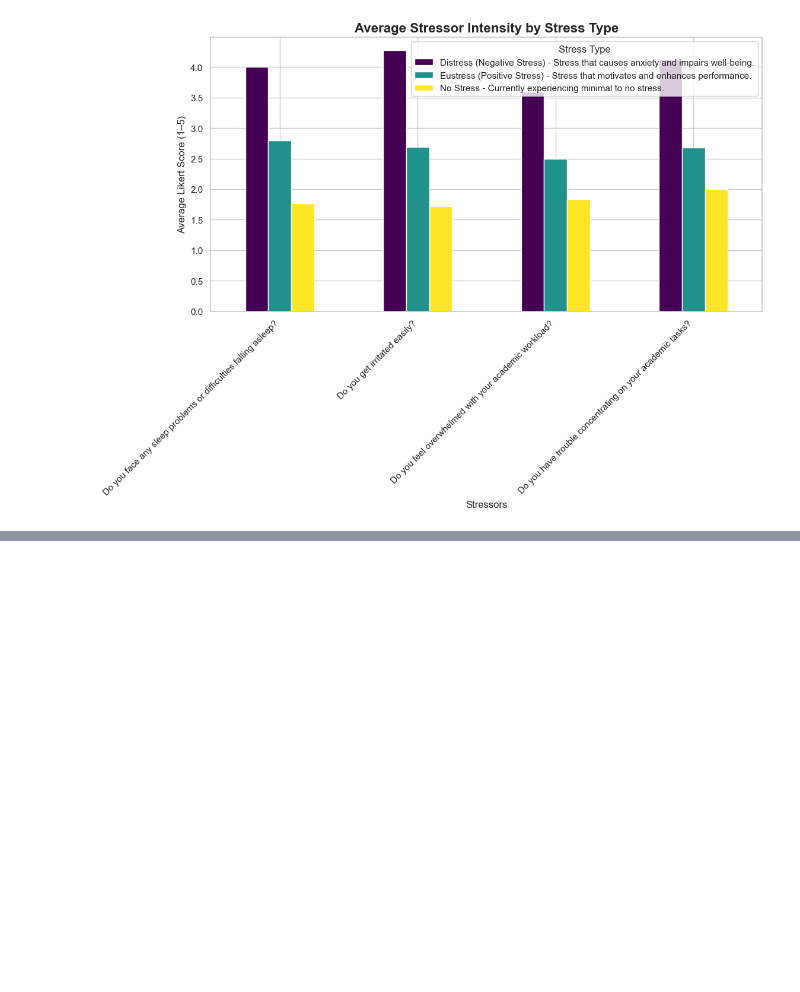
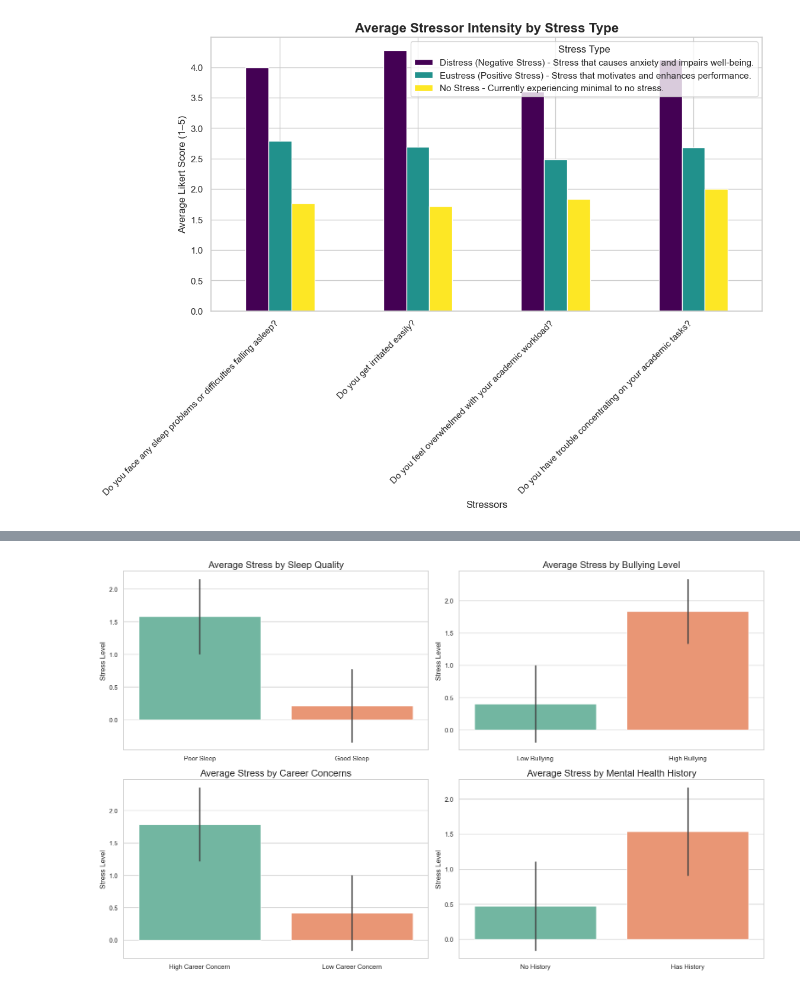
Before and after one commit to stojanovs/student_stress_monitoring, a Jupyter notebook: Student_Stress_Analysis.ipynb, the cells around one changed output, grey strips where cells are left out. Saved outputs shown, nothing was run; the diff lists cells and outputs as text; code cells hidden in the pictures; blank space fills up the shorter version.

```diff
--- a/Student_Stress_Analysis.ipynb
+++ b/Student_Stress_Analysis.ipynb
@@ -349,0 +406,37 @@ plt.show()
+# %%
+df = df_1
+df['sleep_group'] = df['sleep_quality'].apply(lambda x: 'Poor Sleep' if x in [1,2] else ('Good Sleep' if x in [4,5] else None))
+df['bullying_group'] = df['bullying'].apply(lambda x: 'Low Bullying' if x in [1,2] else ('High Bullying' if x in [4,5] else None))
+df['career_group'] = df['future_career_concerns'].apply(lambda x: 'Low Career Concern' if x in [1,2] else ('High Career Concern' if x in [4,5] else None))
+df['mh_group'] = df['mental_health_history'].apply(lambda x: 'No History' if x == 0 else 'Has History')
+
+plt.figure(figsize=(16, 10))
+
+plt.subplot(2, 2, 1)
+sns.barplot(x='sleep_group', y='stress_level', data=df.dropna(subset=['sleep_group']), palette='Set2', ci='sd')
+plt.title("Average Stress by Sleep Quality")
+plt.xlabel("")
+plt.ylabel("Stress Level")
+
+plt.subplot(2, 2, 2)
+sns.barplot(x='bullying_group', y='stress_level', data=df.dropna(subset=['bullying_group']), palette='Set2', ci='sd')
+plt.title("Average Stress by Bullying Level")
+plt.xlabel("")
+plt.ylabel("Stress Level")
+
+plt.subplot(2, 2, 3)
+sns.barplot(x='career_group', y='stress_level', data=df.dropna(subset=['career_group']), palette='Set2', ci='sd')
+plt.title("Average Stress by Career Concerns")
+plt.xlabel("")
+plt.ylabel("Stress Level")
+
+plt.subplot(2, 2, 4)
+sns.barplot(x='mh_group', y='stress_level', data=df.dropna(subset=['mh_group']), palette='Set2', ci='sd')
+plt.title("Average Stress by Mental Health History")
+plt.xlabel("")
+plt.ylabel("Stress Level")
+
+plt.tight_layout()
+plt.show()
+# %% [output]
+[figure, added]
```
Also changed, not shown: parts of 12 cells of this notebook.
